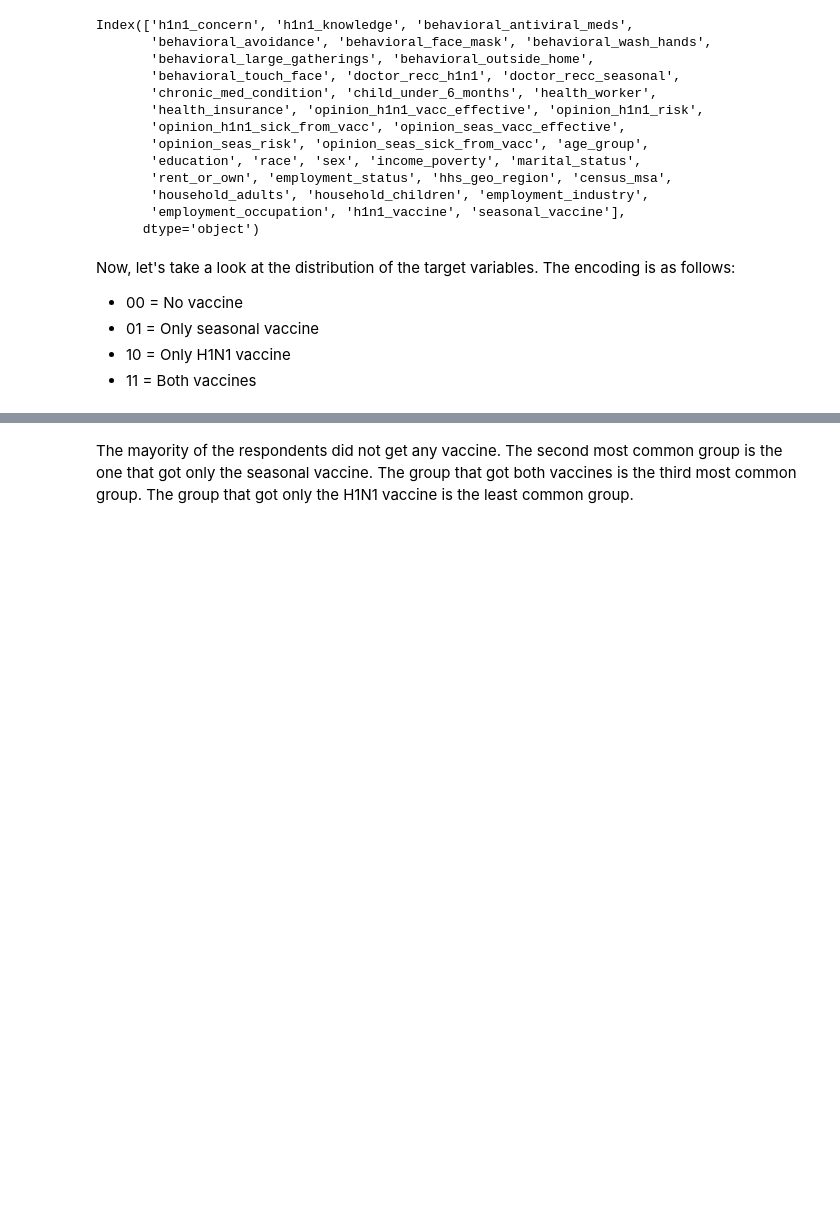
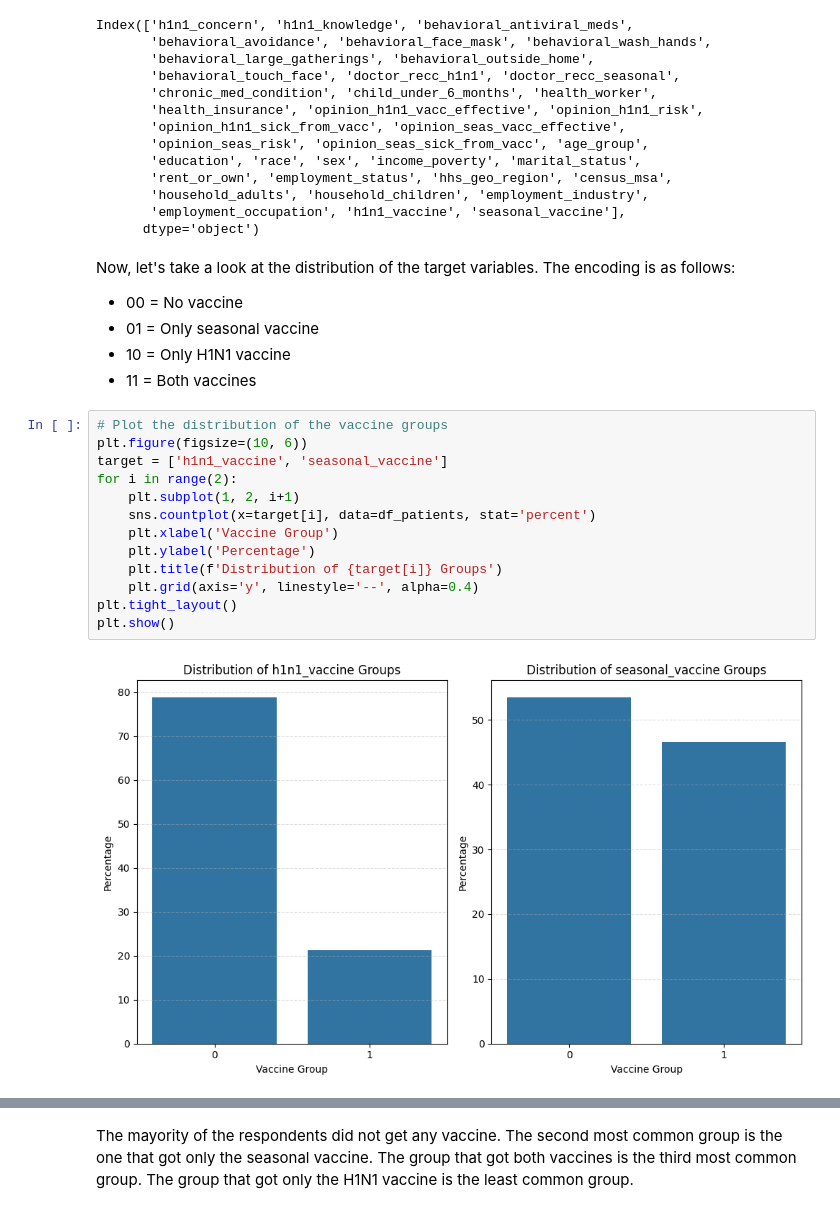
Before and after one commit to MiguelAruiz/MachineLearning-24-25-ProgressTasks, a Jupyter notebook: Progress_Task_2/Preprocessing.ipynb, the cells around one changed output, grey strips where cells are left out. Saved outputs shown, nothing was run; the diff lists cells and outputs as text; blank space fills up the shorter version.

```diff
--- a/Progress_Task_2/Preprocessing.ipynb
+++ b/Progress_Task_2/Preprocessing.ipynb
@@ -130,6 +130,21 @@ Now, let's take a look at the distribution of the target variables. The encoding
 * 01 = Only seasonal vaccine
 * 10 = Only H1N1 vaccine
 * 11 = Both vaccines
+# %%
+# Plot the distribution of the vaccine groups
+plt.figure(figsize=(10, 6))
+target = ['h1n1_vaccine', 'seasonal_vaccine']
+for i in range(2):
+    plt.subplot(1, 2, i+1)
+    sns.countplot(x=target[i], data=df_patients, stat='percent')
+    plt.xlabel('Vaccine Group')
+    plt.ylabel('Percentage')
+    plt.title(f'Distribution of {target[i]} Groups')
+    plt.grid(axis='y', linestyle='--', alpha=0.4)
+plt.tight_layout()
+plt.show()
+# %% [output]
+[figure, added]
 # %%
 # Plot the distribution of h1n1_vaccine and seasonal_vaccine
 # Group the labels into 00, 01, 10, 11
```
Also changed, not shown: parts of 1 cell of this notebook.
